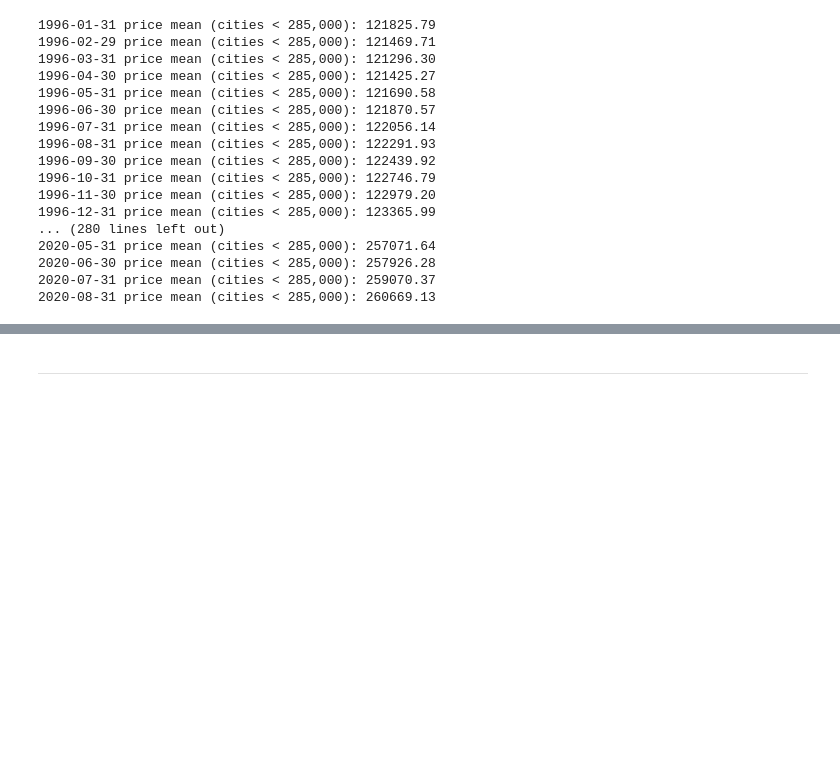
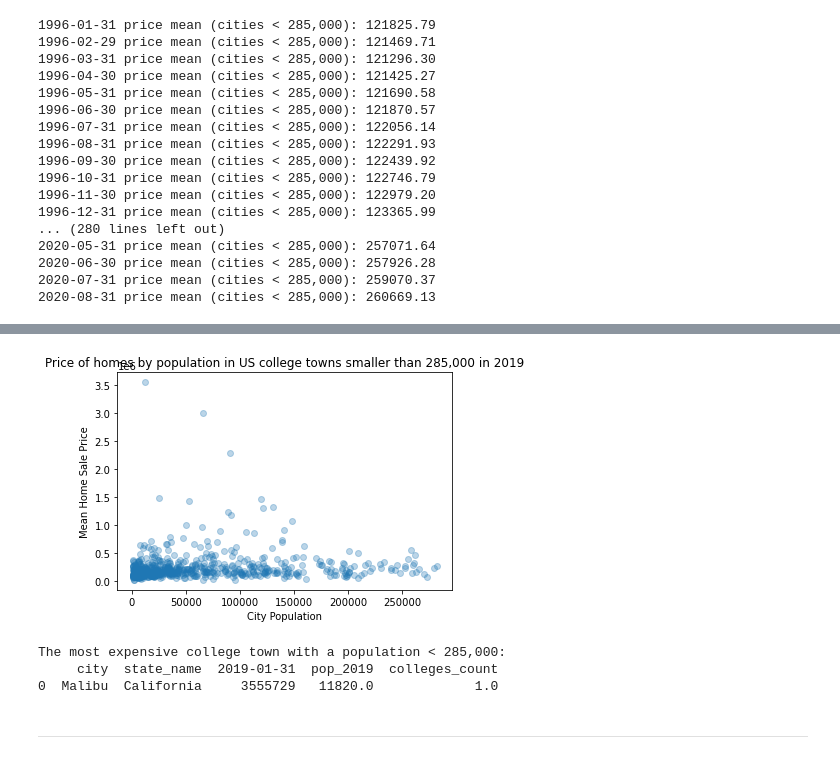
Before and after one commit to szuc/info2950_project, a Jupyter notebook: housing_data_phase2.ipynb, the cells around one changed output, grey strips where cells are left out. Saved outputs shown, nothing was run; the diff lists cells and outputs as text; code cells hidden in the pictures; blank space fills up the shorter version.

```diff
--- a/housing_data_phase2.ipynb
+++ b/housing_data_phase2.ipynb
@@ -781,3 +808,25 @@ for column in data.loc[:,'1996-01-31':'2020-08-31'].columns.tolist():
+# %%
+price_pop_2019_ct = data.loc[ (data['2019-01-31'] > 0) & (data['pop_2019'] > 0) & (data['colleges_count'] > 0) ][ ['2019-01-31', 'pop_2019'] ]
+# %%
+plt.title('Price of homes by population in US college towns smaller than 285,000 in 2019')
+x = price_pop_2019_ct['pop_2019']
+y = price_pop_2019_ct['2019-01-31']
+plt.xlabel("City Population")
+plt.ylabel("Mean Home Sale Price")
+plt.scatter(x, y, alpha=0.3)
+plt.show()
+# %% [output]
+[figure, added]
+# %%
+max_price_2019 = data.loc[(data['colleges_count'] > 0)]['2019-01-31'].max()
+most_expensive_city = data[ (data['2019-01-31']==max_price_2019) ].reset_index()
+most_expensive_city = most_expensive_city[['city', 'state_name', '2019-01-31', 'pop_2019', 'colleges_count']]
+print("The most expensive college town with a population < 285,000:")
+print(most_expensive_city)
+# %% [output]
+The most expensive college town with a population < 285,000:
+     city  state_name  2019-01-31  pop_2019  colleges_count
+0  Malibu  California     3555729   11820.0             1.0
 # %% [markdown]
 ---
 # %% [markdown]
```
Also changed, not shown: parts of 14 cells of this notebook.
